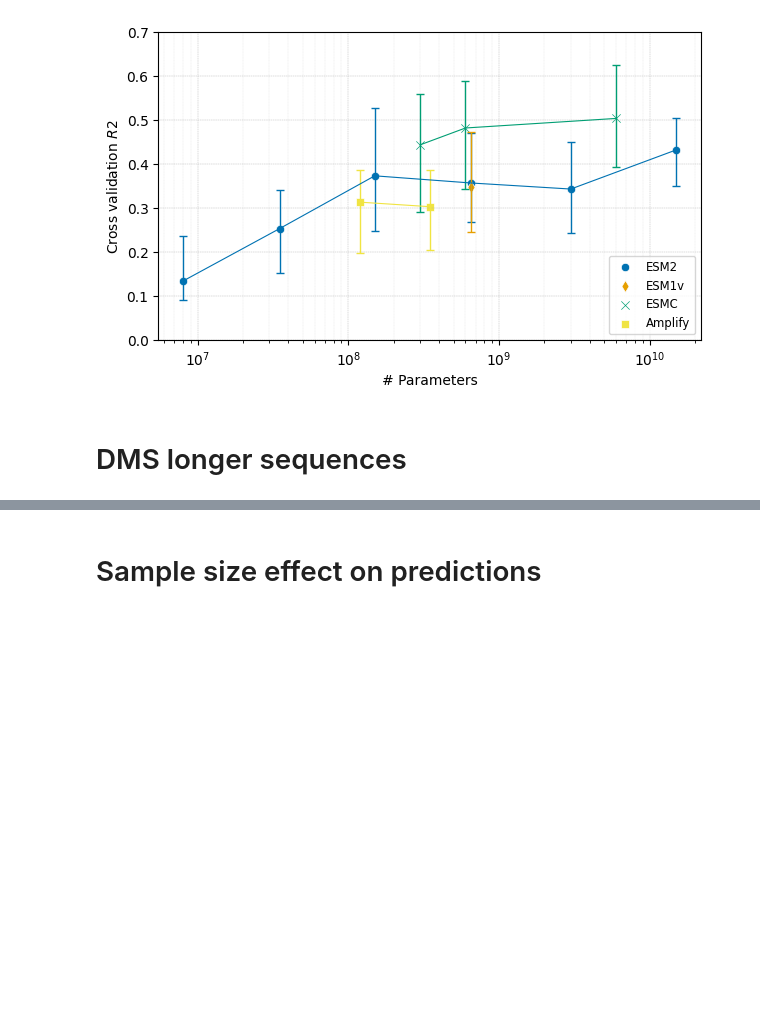
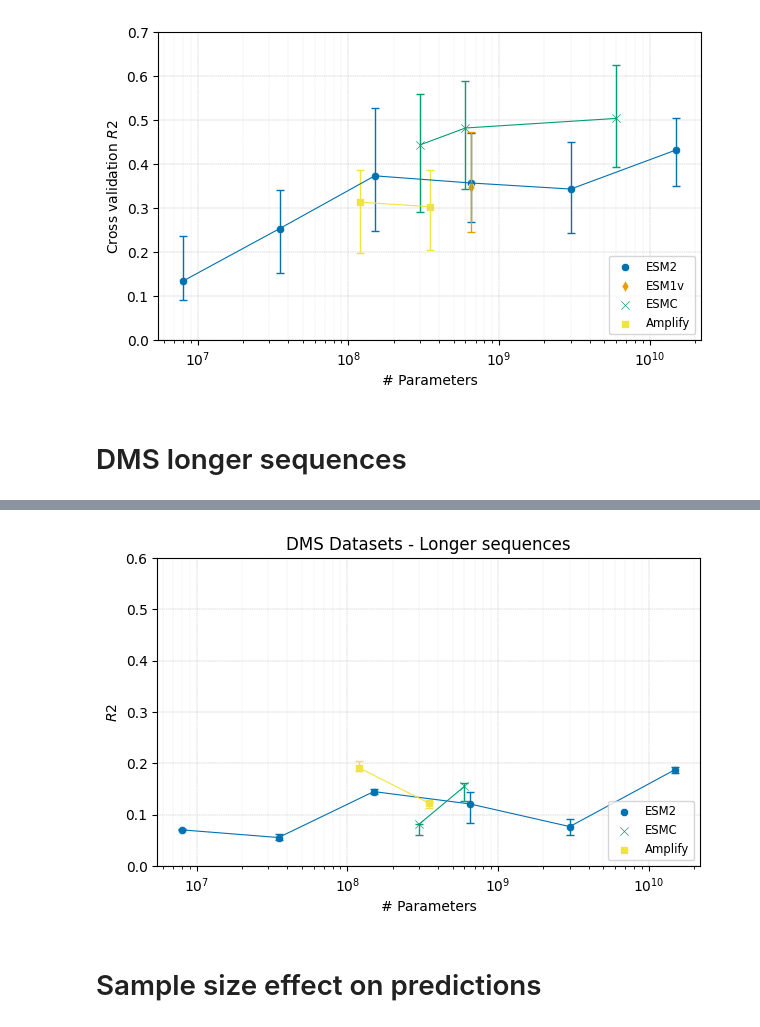
Before and after one commit to ziul-bio/SWAT, a Jupyter notebook: plot_results.ipynb, the cells around one changed output, grey strips where cells are left out. Saved outputs shown, nothing was run; the diff lists cells and outputs as text; code cells hidden in the pictures; blank space fills up the shorter version.

```diff
--- a/plot_results.ipynb
+++ b/plot_results.ipynb
@@ -583,3 +637,30 @@ plt.show()
+# %%
+plt.figure(figsize=(7, 4))
+plt.title('DMS Datasets - Longer sequences')
+
+plot_scatter(quartiles_esm2, color='#0072B2', label='ESM2', marker='o')
+plot_errorbars(quartiles_esm2, color='#0072B2')
+
+plot_scatter(quartiles_esmc, color='#009E73', label='ESMC', marker='x')
+plot_errorbars(quartiles_esmc, color='#009E73')
+
+plot_scatter(quartiles_amplify, color='#F0E442', label='Amplify', marker='s')
+plot_errorbars(quartiles_amplify, color='#F0E442')
+
+
+
+plt.ylabel('$R2$')
+plt.xlabel('# Parameters')
+plt.xscale('log')
+plt.ylim(0, 0.6)
+plt.legend(markerscale=1, fontsize='small', labelspacing=0.5, loc='lower right')
+plt.grid(True, which='major', linestyle='--', linewidth=0.3)
+plt.grid(True, which='minor', linestyle=':', linewidth=0.2)
+
+#plt.savefig('results/lassoCV/DMS/DMS_multi_model_longer_sequences.png', dpi=600, bbox_inches='tight')
+plt.show()
+# %% [output]
+[figure, added]
 # %% [markdown]
 # Sample size effect on predictions
 # %%
```
Also changed, not shown: parts of 15 cells of this notebook, 2 other files.
